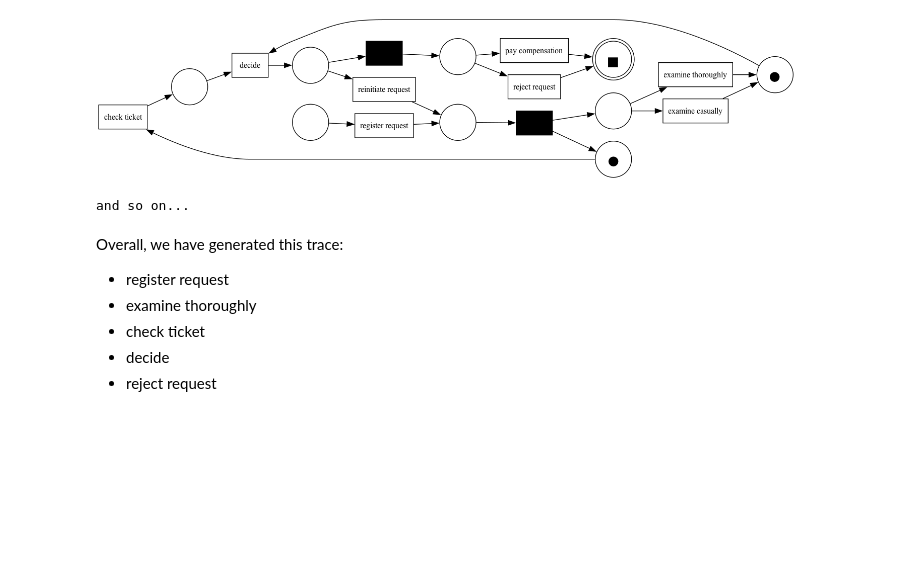
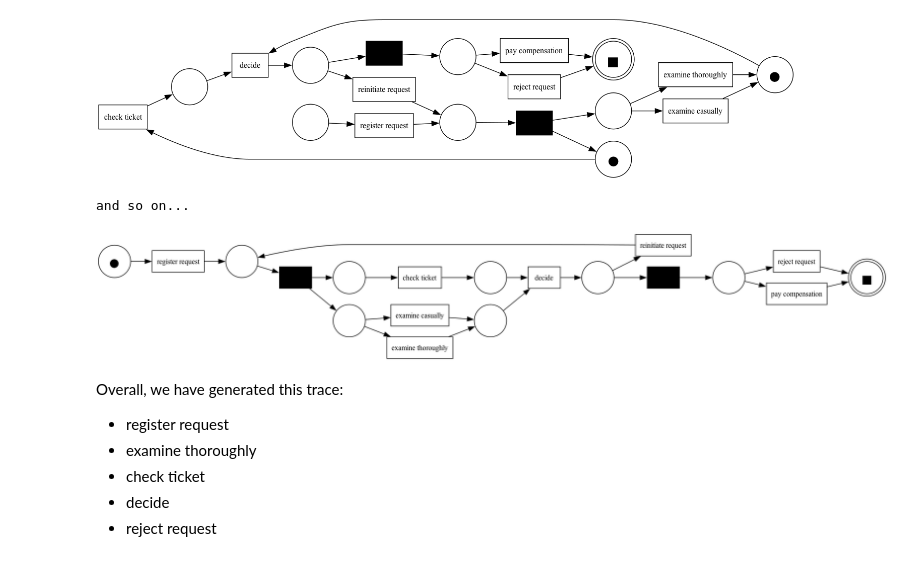
Before and after one commit to Pope2002UniPisa/ComputingDataAnalysisModeling20252026, a Jupyter notebook: BPM_PM/jupyter/jupyterNotebooks/PM_02pm4py.ipynb, the cells around one changed output. Cells and saved outputs as stored; diff of their text form; code cells hidden in the pictures; blank space fills up the shorter version.

```diff
--- a/BPM_PM/jupyter/jupyterNotebooks/PM_02pm4py.ipynb
+++ b/BPM_PM/jupyter/jupyterNotebooks/PM_02pm4py.ipynb
@@ -674,6 +682,10 @@ display(img)
 print('and so on...')
 # %% [output]
 and so on...
+# %%
+pm4py.view_petri_net(pn, im, fm)
+# %% [output]
+[figure, added]
 # %% [markdown]
 Overall, we have generated this trace:
 - register request
```
Also changed, not shown: parts of 14 cells of this notebook.
